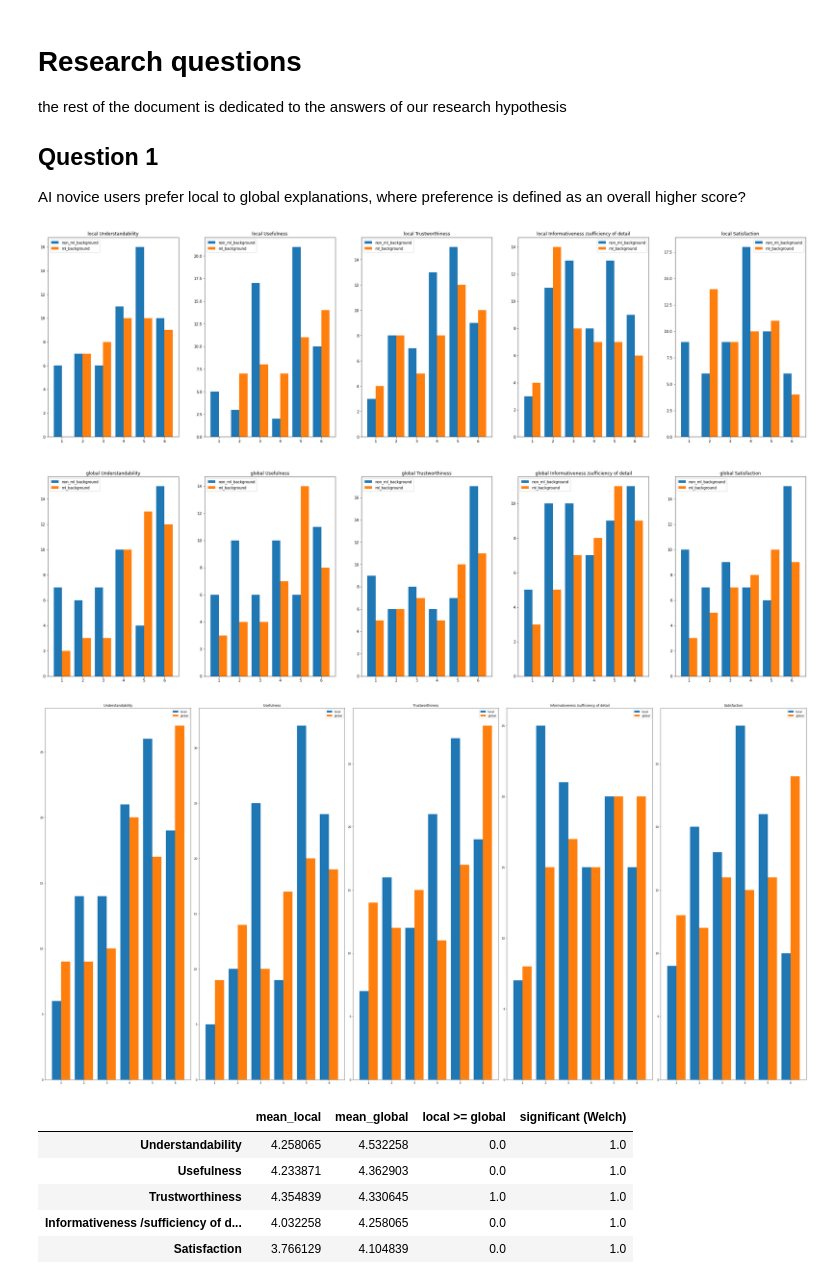
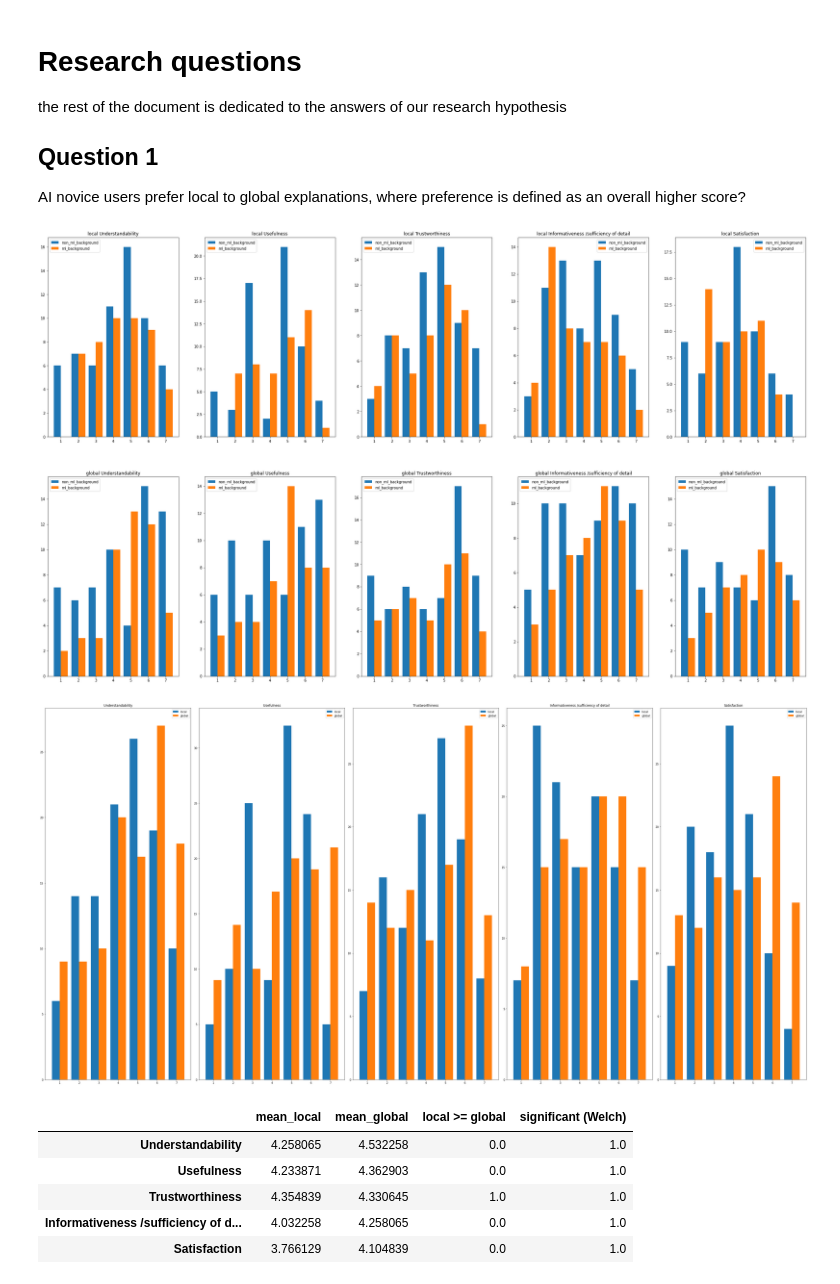
Before and after one commit to unofficial-Jona/Unimaas_researchproject_XAI, a Jupyter notebook: Data analysis.ipynb, the cells around one changed output. Drawn from its saved outputs; the diff is of its cells as text; code cells hidden in the pictures.

```diff
--- a/Data analysis.ipynb
+++ b/Data analysis.ipynb
@@ -215,37 +215,37 @@ def get_local_vs_global_hist(drilldown=False, safe_fig=False):
 
                 data = [non_ml, ml]
                 axs[row,idx].set_title(cat + " " + crit)
-                axs[row,idx].hist(data, bins=np.arange(1,8)-0.5, histtype='bar',  label=['non_ml_background', 'ml_background'])
+                axs[row,idx].hist(data, bins=np.arange(1,9)-0.5, histtype='bar',  label=['non_ml_background', 'ml_background'])
                 axs[row,idx].legend()
         if safe_fig:
             plt.savefig('data/images/drill_down_local_vs_global')
 
 
     else:
         fig, axs = plt.subplots(1,5)
         fig.set_size_inches(40, 20)
         criteria = ['Understandability', 'Usefulness', 'Trustworthiness', 'Informativeness /sufficiency of detail', 'Satisfaction']
         for i, cri in enumerate(criteria, start=5):
             lo_col = [i,i+5]
             glo_col = [i+10, i+15]
             loc_data = df.iloc[:,lo_col].values.reshape(df.shape[0] * 2,1)
             glo_data = df.iloc[:,glo_col].values.reshape(df.shape[0] * 2,1)
             data = np.column_stack((loc_data, glo_data))
 
             axs[i-5].set_title(cri)
-            axs[i-5].hist(data, bins=np.arange(1,8)-0.5, histtype='bar', label = ['local', 'global'])
+            axs[i-5].hist(data, bins=np.arange(1,9)-0.5, histtype='bar', label = ['local', 'global'])
             axs[i-5].legend()
 
         plt.tight_layout()
         if safe_fig:
             plt.savefig('data/images/local_vs_global')
         plt.show()
 
 get_local_vs_global_hist(drilldown=True, safe_fig=True)
 get_local_vs_global_hist(drilldown=False, safe_fig=True)
 # %% [output]
-[figure, old version]
+[figure, new version]
-[figure, old version]
+[figure, new version]
 # %%
 def calculate_statistics(threshold=0.05, dataset=non_ml_background):
     '''
```
Also changed, not shown: parts of 5 cells of this notebook.
